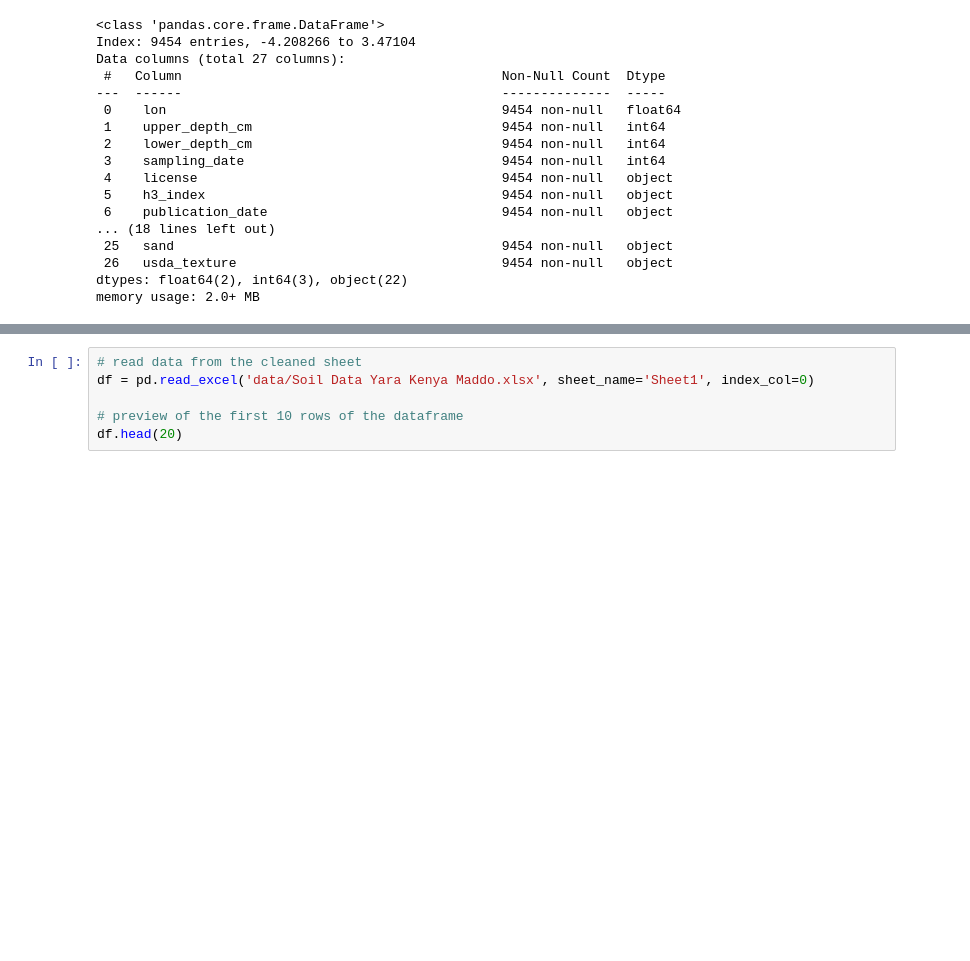
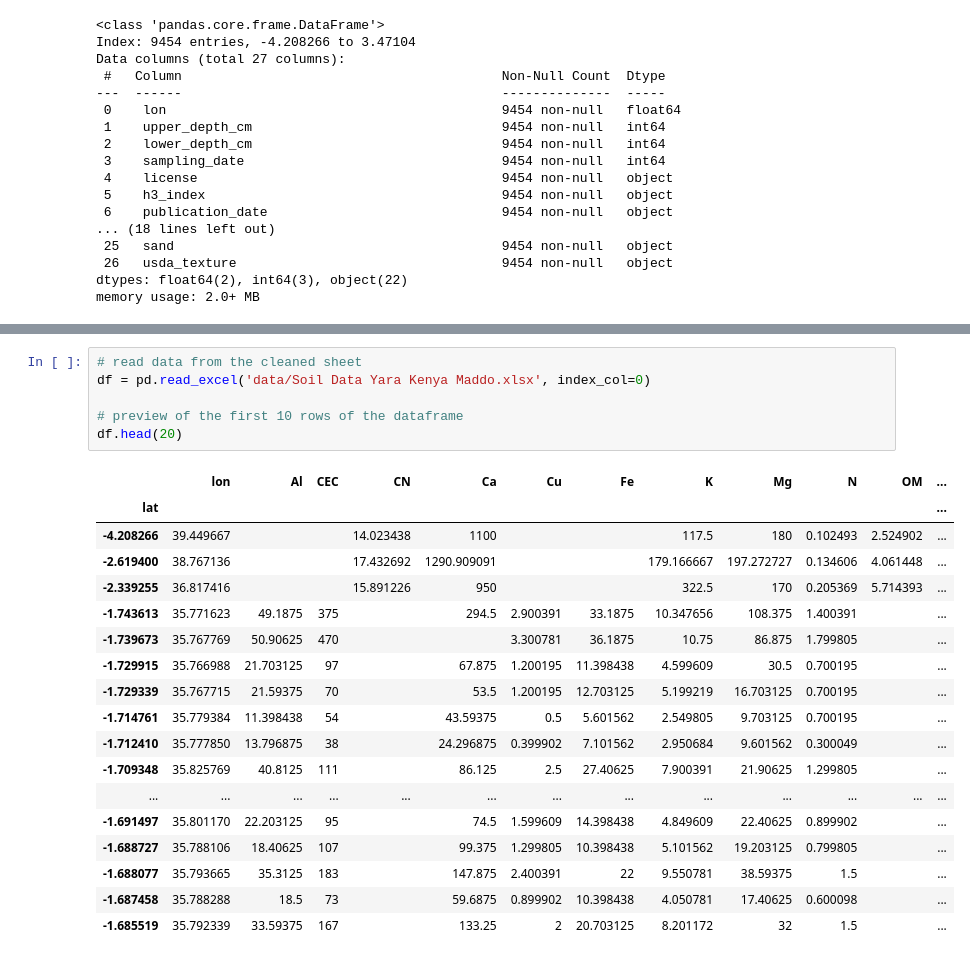
Before and after one commit to oscar066/Kiduka, a Jupyter notebook: index2.ipynb, the cells around one changed output, grey strips where cells are left out. Cells and saved outputs as stored; diff of their text form; blank space fills up the shorter version.

```diff
--- a/index2.ipynb
+++ b/index2.ipynb
@@ -134,7 +121,26 @@ df_clean.isna().sum()
 dtype: int64
 # %%
 # read data from the cleaned sheet
-df = pd.read_excel('data/Soil Data Yara Kenya Maddo.xlsx', sheet_name='Sheet1', index_col=0)
+df = pd.read_excel('data/Soil Data Yara Kenya Maddo.xlsx', index_col=0)
 
 # preview of the first 10 rows of the dataframe
 df.head(20)
+# %% [output]
+|  | lon | Al | CEC | CN | Ca | Cu | Fe | K | Mg | N | OM | ... |
+| lat |  |  |  |  |  |  |  |  |  |  |  | ... |
+| -4.208266 | 39.449667 |  |  | 14.023438 | 1100 |  |  | 117.5 | 180 | 0.102493 | 2.524902 | ... |
+| -2.619400 | 38.767136 |  |  | 17.432692 | 1290.909091 |  |  | 179.166667 | 197.272727 | 0.134606 | 4.061448 | ... |
+| -2.339255 | 36.817416 |  |  | 15.891226 | 950 |  |  | 322.5 | 170 | 0.205369 | 5.714393 | ... |
+| -1.743613 | 35.771623 | 49.1875 | 375 |  | 294.5 | 2.900391 | 33.1875 | 10.347656 | 108.375 | 1.400391 |  | ... |
+| -1.739673 | 35.767769 | 50.90625 | 470 |  |  | 3.300781 | 36.1875 | 10.75 | 86.875 | 1.799805 |  | ... |
+| -1.729915 | 35.766988 | 21.703125 | 97 |  | 67.875 | 1.200195 | 11.398438 | 4.599609 | 30.5 | 0.700195 |  | ... |
+| -1.729339 | 35.767715 | 21.59375 | 70 |  | 53.5 | 1.200195 | 12.703125 | 5.199219 | 16.703125 | 0.700195 |  | ... |
+| -1.714761 | 35.779384 | 11.398438 | 54 |  | 43.59375 | 0.5 | 5.601562 | 2.549805 | 9.703125 | 0.700195 |  | ... |
+| -1.712410 | 35.777850 | 13.796875 | 38 |  | 24.296875 | 0.399902 | 7.101562 | 2.950684 | 9.601562 | 0.300049 |  | ... |
+| -1.709348 | 35.825769 | 40.8125 | 111 |  | 86.125 | 2.5 | 27.40625 | 7.900391 | 21.90625 | 1.299805 |  | ... |
+| ... | ... | ... | ... | ... | ... | ... | ... | ... | ... | ... | ... | ... |
+| -1.691497 | 35.801170 | 22.203125 | 95 |  | 74.5 | 1.599609 | 14.398438 | 4.849609 | 22.40625 | 0.899902 |  | ... |
+| -1.688727 | 35.788106 | 18.40625 | 107 |  | 99.375 | 1.299805 | 10.398438 | 5.101562 | 19.203125 | 0.799805 |  | ... |
+| -1.688077 | 35.793665 | 35.3125 | 183 |  | 147.875 | 2.400391 | 22 | 9.550781 | 38.59375 | 1.5 |  | ... |
+| -1.687458 | 35.788288 | 18.5 | 73 |  | 59.6875 | 0.899902 | 10.398438 | 4.050781 | 17.40625 | 0.600098 |  | ... |
+| -1.685519 | 35.792339 | 33.59375 | 167 |  | 133.25 | 2 | 20.703125 | 8.201172 | 32 | 1.5 |  | ... |
```
Also changed, not shown: parts of 4 cells of this notebook, 2 other files.
